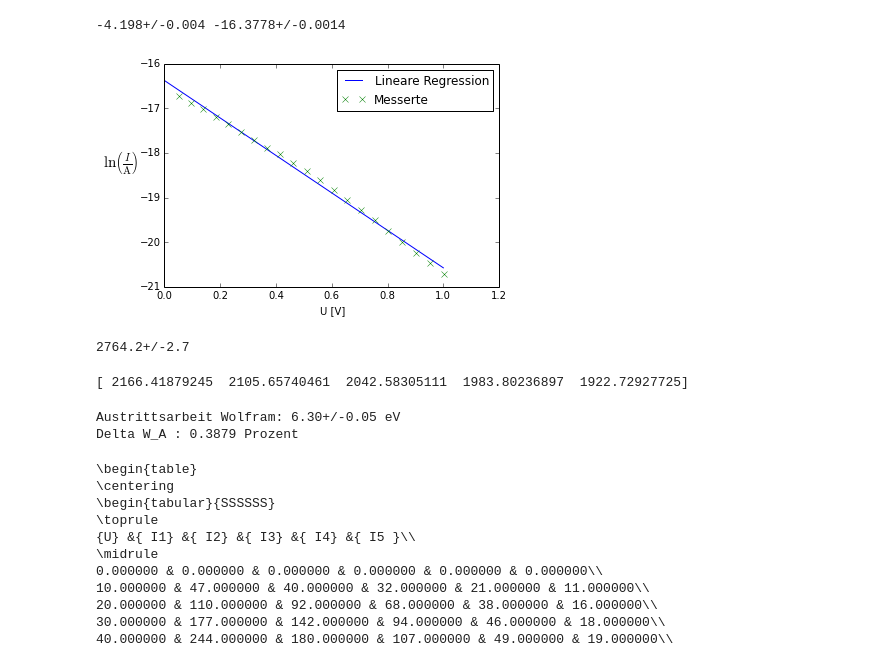
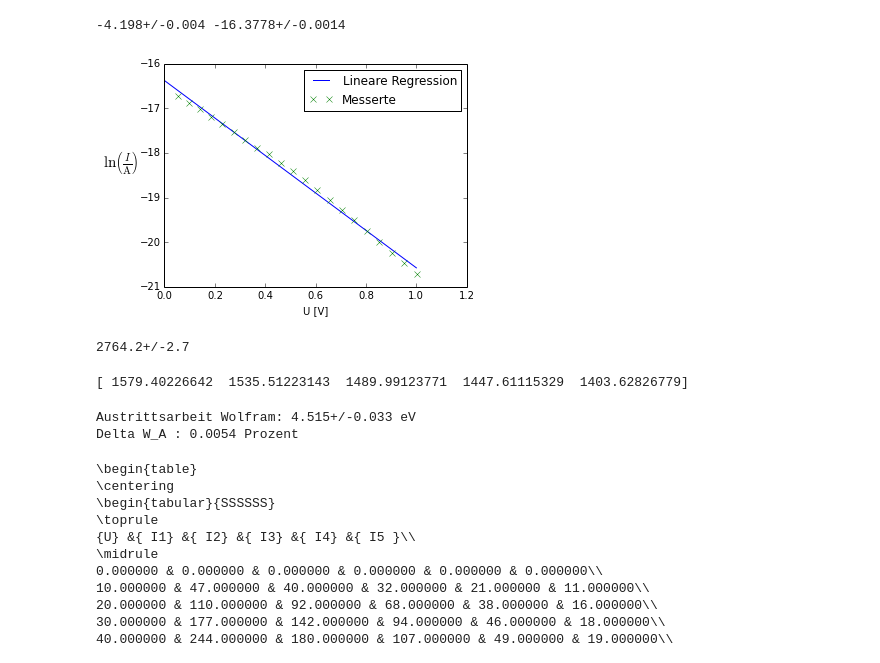
Before and after one commit to mbieker/V504, a Jupyter notebook: Auswertung V504.ipynb, the cells around one changed output. Saved outputs shown, nothing was run; the diff lists cells and outputs as text; code cells hidden in the pictures.

```diff
--- a/Auswertung V504.ipynb
+++ b/Auswertung V504.ipynb
@@ -90,17 +93,18 @@ print m_c,b_c
 # %%
 #Das Ganze noch als LogPlot
 x = linspace(0,1)
 y = m_c.n*x+b_c.n
 ax= plot(x,y,label="Lineare Regression")
 plot(U_c,log(I_c),'x', label="Messerte")
 legend()
 xlabel("U [V]")
 ylabel(r"$\ln\left(\frac{I}{\rm{A}}\right)$",size =15,rotation=0)
 ax = gca()
 ax.yaxis.labelpad=20
+gcf().subplots_adjust(left=0.2)
 savefig("plot_c_log.png")
 # %% [output]
-[figure, old version]
+[figure, new version]
 # %%
 # Werte für Weitere Auswertung aus m berechnen
 k_b = 1.3806488e-23  #Boltzmankonst.
@@ -112,10 +116,10 @@ print T
 # %%
 # Drahtemperaturen zu Versuchsteil 1 berechnen:
 
-T = ((U_h*I_h-1)/(5.7e-12*0.32*0.28))**0.25
+T = ((U_h*I_h-0.9)/(5.7e-12*0.32))**0.25
 print T
 # %% [output]
-[ 2166.41879245  2105.65740461  2042.58305111  1983.80236897  1922.72927725]
+[ 1579.40226642  1535.51223143  1489.99123771  1447.61115329  1403.62826779]
 # %%
 # zu a) Sättigungsströme bestimmen
 I_s = I.T[-1].T
@@ -129,10 +133,10 @@ W_A_= err(W_A) / e_0
 W_A_th =4.54 # Theoriewert:http://www.spektrum.de/lexikon/physik/austrittsarbeit/1067
 delta_W = abs(W_A_.n-W_A_th)/ W_A_th
 print "Austrittsarbeit Wolfram: %s eV" % W_A_
-print "Delta W_A : %.4f " % delta_W
+print "Delta W_A : %.4f Prozent" % delta_W
 # %% [output]
-Austrittsarbeit Wolfram: 6.30+/-0.05 eV
-Delta W_A : 0.3879 Prozent
+Austrittsarbeit Wolfram: 4.515+/-0.033 eV
+Delta W_A : 0.0054 Prozent
 # %%
 # Tabelle für Messwerte von Plot a
 data = []
```
Also changed, not shown: parts of 4 cells of this notebook, 4 other files.
